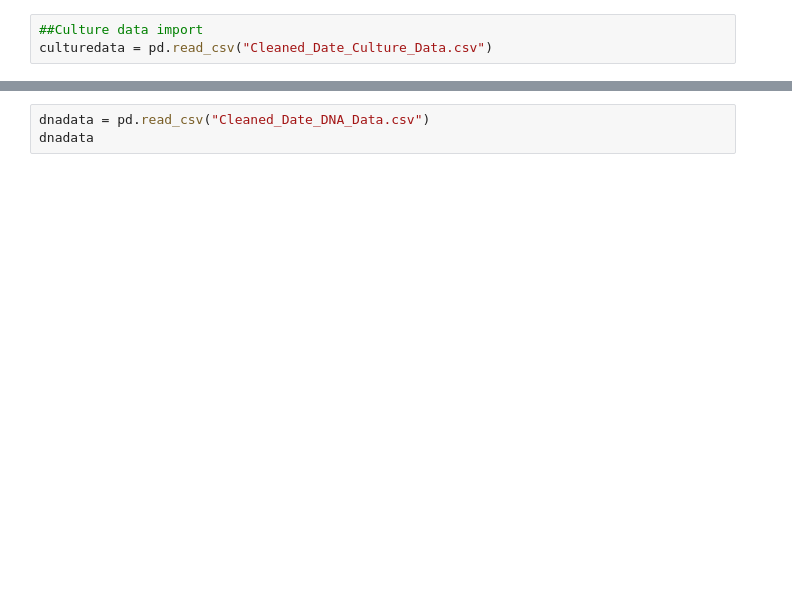
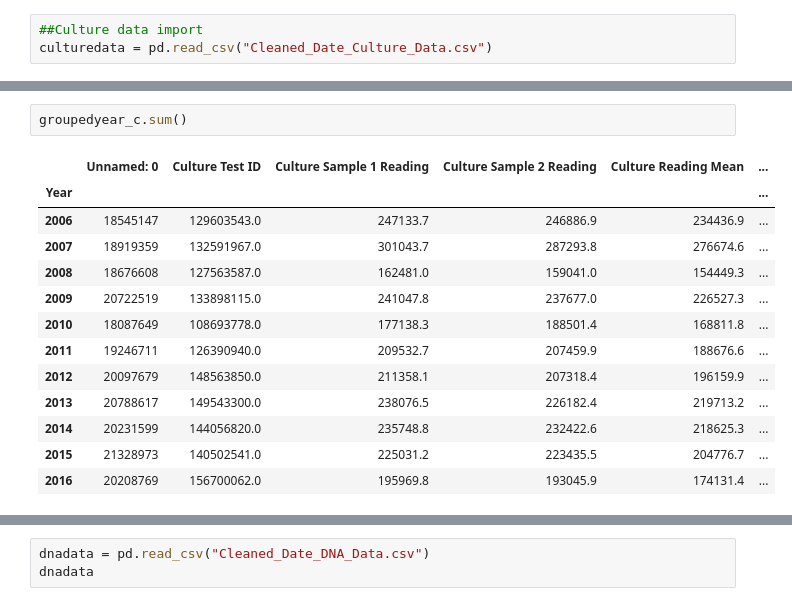
Before and after one commit to ander1908/Bootcamp_Project1, a Jupyter notebook: Emma.ipynb, the cells around one changed output, grey strips where cells are left out. Drawn from its saved outputs; the diff is of its cells as text; blank space fills up the shorter version.

```diff
--- a/Emma.ipynb
+++ b/Emma.ipynb
@@ -37,0 +47,16 @@ dtype('O')
+# %%
+groupedyear_c.sum()
+# %% [output]
+|  | Unnamed: 0 | Culture Test ID | Culture Sample 1 Reading | Culture Sample 2 Reading | Culture Reading Mean | ... |
+| Year |  |  |  |  |  | ... |
+| 2006 | 18545147 | 129603543.0 | 247133.7 | 246886.9 | 234436.9 | ... |
+| 2007 | 18919359 | 132591967.0 | 301043.7 | 287293.8 | 276674.6 | ... |
+| 2008 | 18676608 | 127563587.0 | 162481.0 | 159041.0 | 154449.3 | ... |
+| 2009 | 20722519 | 133898115.0 | 241047.8 | 237677.0 | 226527.3 | ... |
+| 2010 | 18087649 | 108693778.0 | 177138.3 | 188501.4 | 168811.8 | ... |
+| 2011 | 19246711 | 126390940.0 | 209532.7 | 207459.9 | 188676.6 | ... |
+| 2012 | 20097679 | 148563850.0 | 211358.1 | 207318.4 | 196159.9 | ... |
+| 2013 | 20788617 | 149543300.0 | 238076.5 | 226182.4 | 219713.2 | ... |
+| 2014 | 20231599 | 144056820.0 | 235748.8 | 232422.6 | 218625.3 | ... |
+| 2015 | 21328973 | 140502541.0 | 225031.2 | 223435.5 | 204776.7 | ... |
+| 2016 | 20208769 | 156700062.0 | 195969.8 | 193045.9 | 174131.4 | ... |
```
Also changed, not shown: parts of 27 cells of this notebook, 1 other file.
